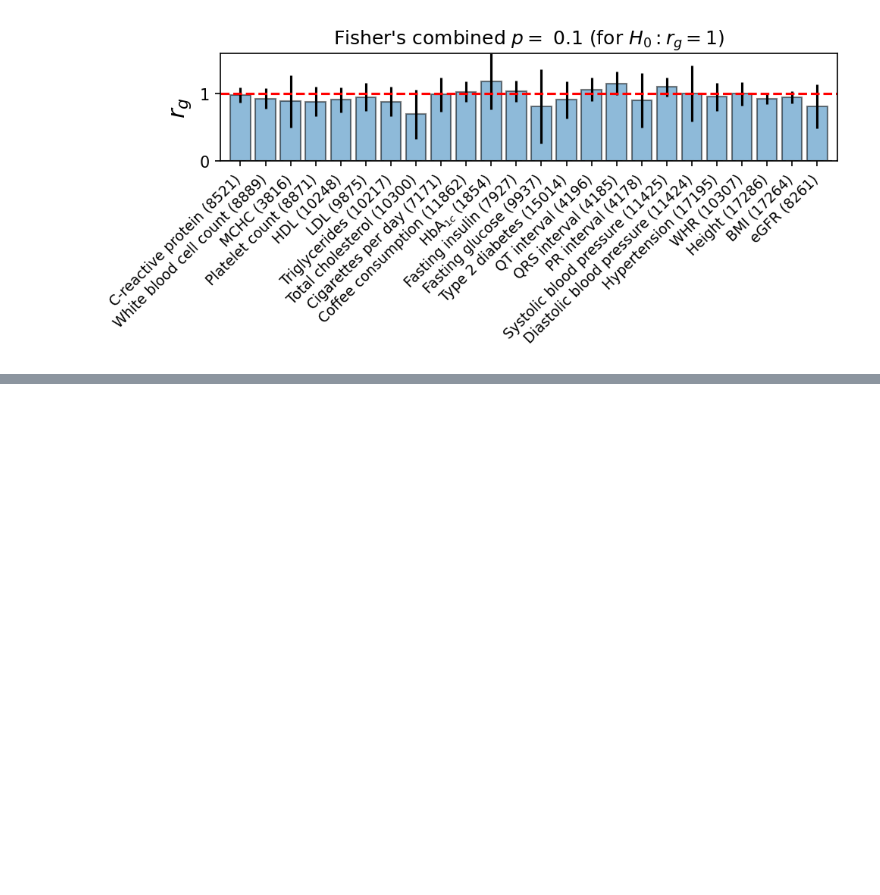
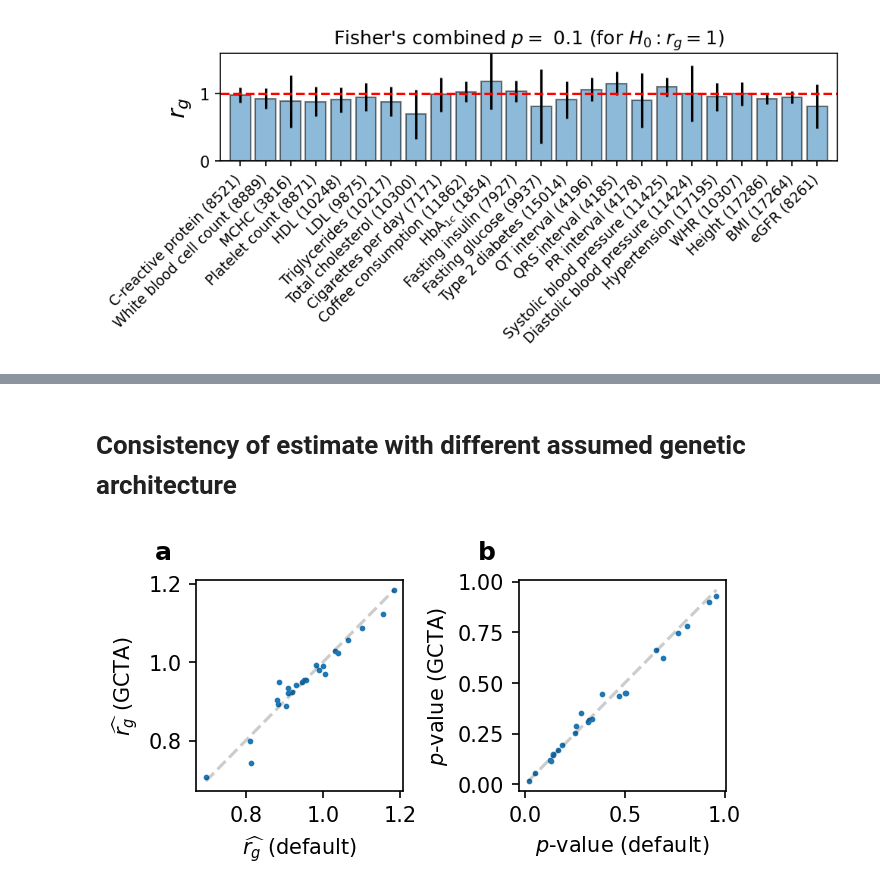
Before and after one commit to KangchengHou/admix-genet-cor, a Jupyter notebook: experiments/03-page-genome-wide/02-plot-estimate.ipynb, the cells around one changed output, grey strips where cells are left out. Drawn from its saved outputs; the diff is of its cells as text; code cells hidden in the pictures; blank space fills up the shorter version.

Commit message:
update real results

```diff
--- a/experiments/03-page-genome-wide/02-plot-estimate.ipynb
+++ b/experiments/03-page-genome-wide/02-plot-estimate.ipynb
@@ -345,0 +228,37 @@ plt.savefig("results/genome-wide.pdf", bbox_inches="tight")
+# %% [markdown]
+# Consistency of estimate with different assumed genetic architecture
+# %%
+df_tbl1 = df_plot[(df_plot.snpset == "imputed") & (df_plot.hermodel == "mafukb")].drop(
+    columns=["snpset", "hermodel", "category"]
+)
+df_tbl2 = df_plot[(df_plot.snpset == "imputed") & (df_plot.hermodel == "gcta")].drop(
+    columns=["snpset", "hermodel", "category"]
+)
+# %%
+fig, axes = plt.subplots(figsize=(4.5, 2.5), dpi=150, ncols=2)
+
+for i, (k, label) in enumerate(zip(["rg", "pval"], ["$\widehat{r_g}$", "$p$-value"])):
+    axes[i].scatter(df_tbl1[k], df_tbl2[k], s=3)
+    axes[i].set_xlabel(f"{label} (default)")
+    axes[i].set_ylabel(f"{label} (GCTA)")
+
+    lim = [
+        min(df_tbl1[k].min(), df_tbl2[k].min()),
+        max(df_tbl1[k].max(), df_tbl2[k].max()),
+    ]
+
+    # annotation
+    axes[i].text(
+        -0.2,
+        1.1,
+        string.ascii_lowercase[i],
+        transform=axes[i].transAxes,
+        size=12,
+        weight="bold",
+    )
+    axes[i].plot([lim[0], lim[1]], [lim[0], lim[1]], "k--", alpha=0.2)
+
+fig.tight_layout()
+plt.savefig("results/real-genome-wide-assumption-robust.pdf", bbox_inches="tight")
+# %% [output]
+[figure, added]
```
Also changed, not shown: parts of 8 cells of this notebook, 2 other files.
